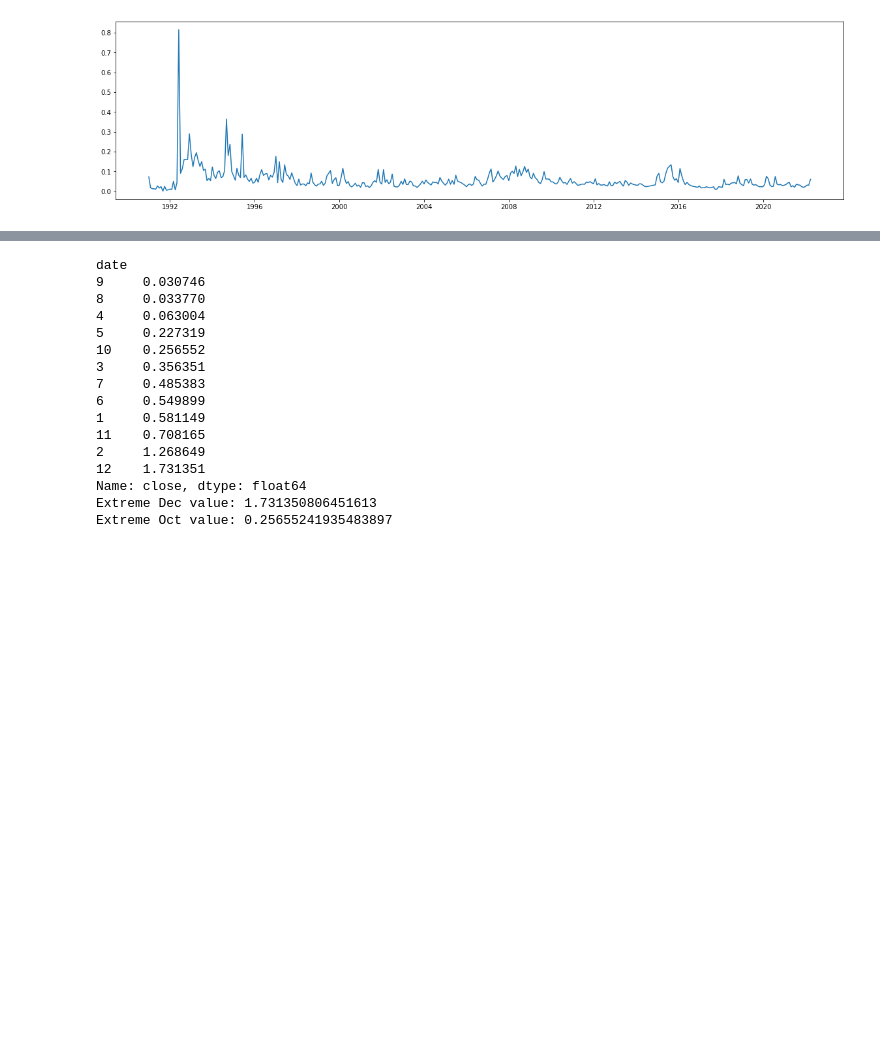
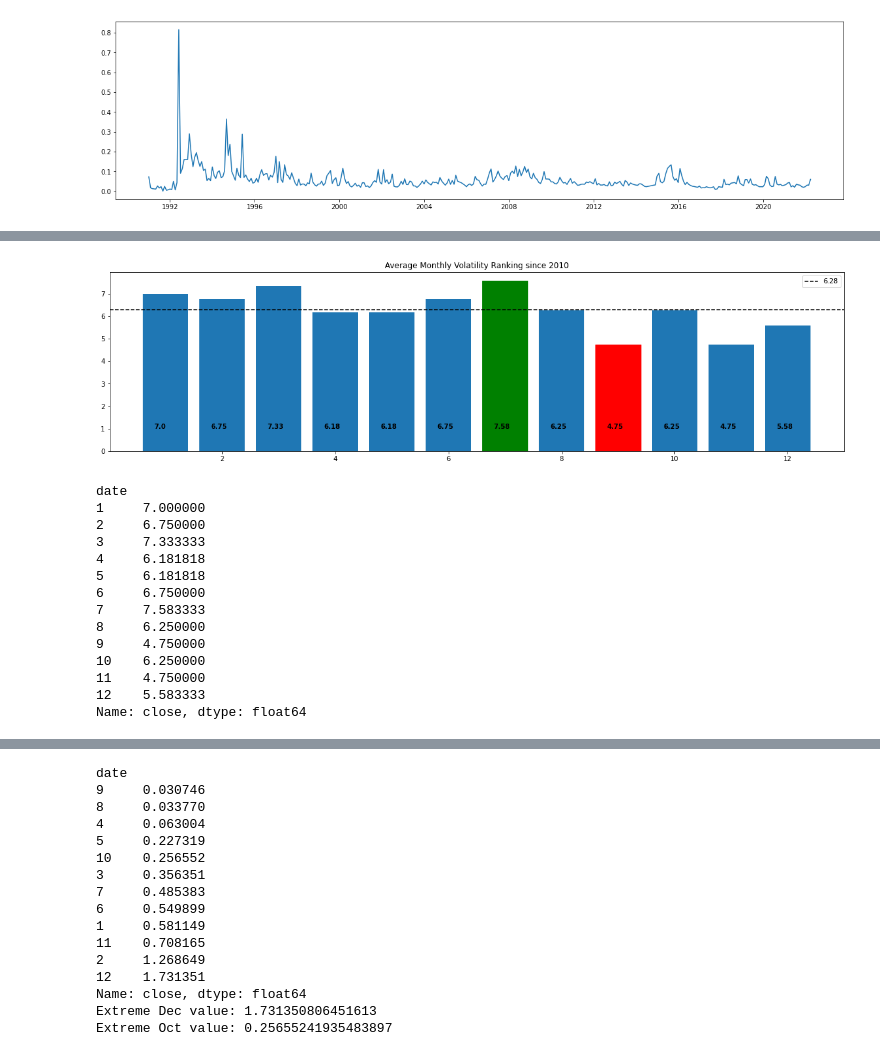
Before and after one commit to Seaaann/MyQuantReserch, a Jupyter notebook: Pre_EcoFinQuantResearch/VolatileResearch.ipynb, the cells around one changed output, grey strips where cells are left out. Drawn from its saved outputs; the diff is of its cells as text; code cells hidden in the pictures; blank space fills up the shorter version.

```diff
--- a/Pre_EcoFinQuantResearch/VolatileResearch.ipynb
+++ b/Pre_EcoFinQuantResearch/VolatileResearch.ipynb
@@ -88,3 +90,21 @@ date
 11    6.450000
 12    5.000000
 Name: close, dtype: float64
+# %%
+volatility_rank(chuangye_index)
+# %% [output]
+[figure, added]
+date
+1     7.000000
+2     6.750000
+3     7.333333
+4     6.181818
+5     6.181818
+6     6.750000
+7     7.583333
+8     6.250000
+9     4.750000
+10    6.250000
+11    4.750000
+12    5.583333
+Name: close, dtype: float64
```
Also changed, not shown: parts of 3 cells of this notebook, 1 other file.
